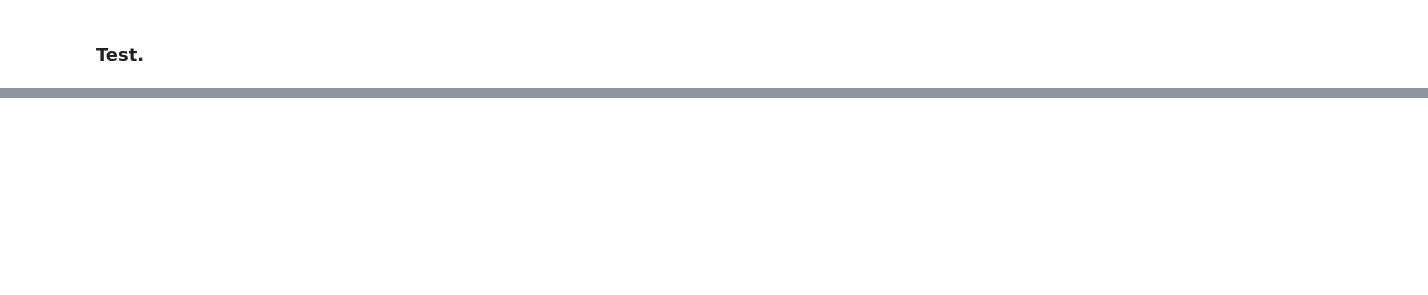
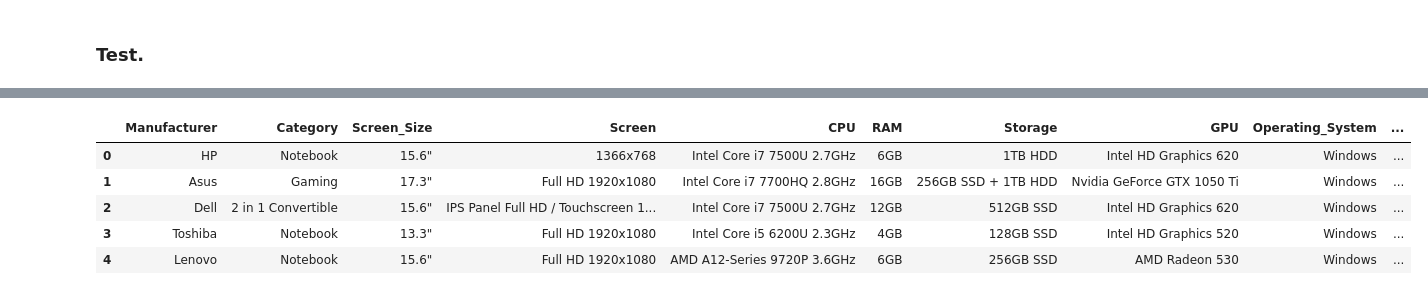
Before and after one commit to dapafer/kaggle-competition, a Jupyter notebook: src/EDA.ipynb, the cells around one changed output, grey strips where cells are left out. Cells and saved outputs as stored; diff of their text form; code cells hidden in the pictures; blank space fills up the shorter version.

```diff
--- a/src/EDA.ipynb
+++ b/src/EDA.ipynb
@@ -223,0 +511,5 @@ memory usage: 91.7+ KB
+# %%
+# cambiar nombre columna
+test.rename(columns=lambda x: x.strip() if isinstance(x, str) else x, inplace=True)
+
+test.columns
@@ -223,0 +521,5 @@ memory usage: 91.7+ KB
+# %%
+# añadir guion bajo "_" en lugar de espacio en nombres de columnas
+test.rename(columns=lambda x: x.replace(" ", "_") if isinstance(x, str) else x, inplace=True)
+
+test.columns
@@ -223,0 +531,5 @@ memory usage: 91.7+ KB
+# %%
+# "Operating_System_Version" no aporta valor, ademas teniendo nulos, la eliminamos
+test = test.drop('Operating_System_Version', axis=1)
+
+test.head()
@@ -223,0 +543,12 @@ memory usage: 91.7+ KB
+# %%
+# "Model_Name" no aporta valor, la eliminamos
+test = test.drop('Model_Name', axis=1)
+
+test.head()
+# %% [output]
+|  | Manufacturer | Category | Screen_Size | Screen | CPU | RAM | Storage | GPU | Operating_System | ... |
+| 0 | HP | Notebook | 15.6" | 1366x768 | Intel Core i7 7500U 2.7GHz | 6GB | 1TB HDD | Intel HD Graphics 620 | Windows | ... |
+| 1 | Asus | Gaming | 17.3" | Full HD 1920x1080 | Intel Core i7 7700HQ 2.8GHz | 16GB | 256GB SSD + 1TB HDD | Nvidia GeForce GTX 1050 Ti | Windows | ... |
+| 2 | Dell | 2 in 1 Convertible | 15.6" | IPS Panel Full HD / Touchscreen 1... | Intel Core i7 7500U 2.7GHz | 12GB | 512GB SSD | Intel HD Graphics 620 | Windows | ... |
+| 3 | Toshiba | Notebook | 13.3" | Full HD 1920x1080 | Intel Core i5 6200U 2.3GHz | 4GB | 128GB SSD | Intel HD Graphics 520 | Windows | ... |
+| 4 | Lenovo | Notebook | 15.6" | Full HD 1920x1080 | AMD A12-Series 9720P 3.6GHz | 6GB | 256GB SSD | AMD Radeon 530 | Windows | ... |
```
Also changed, not shown: parts of 33 cells of this notebook.
